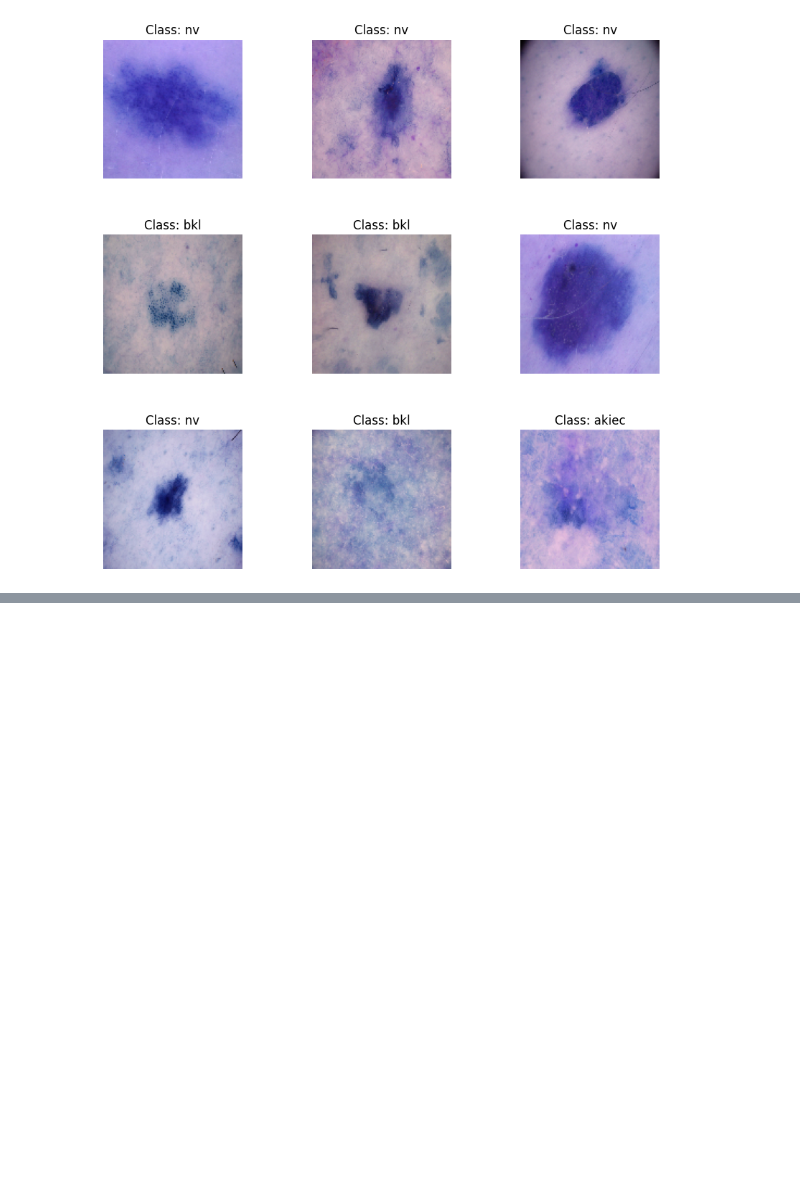
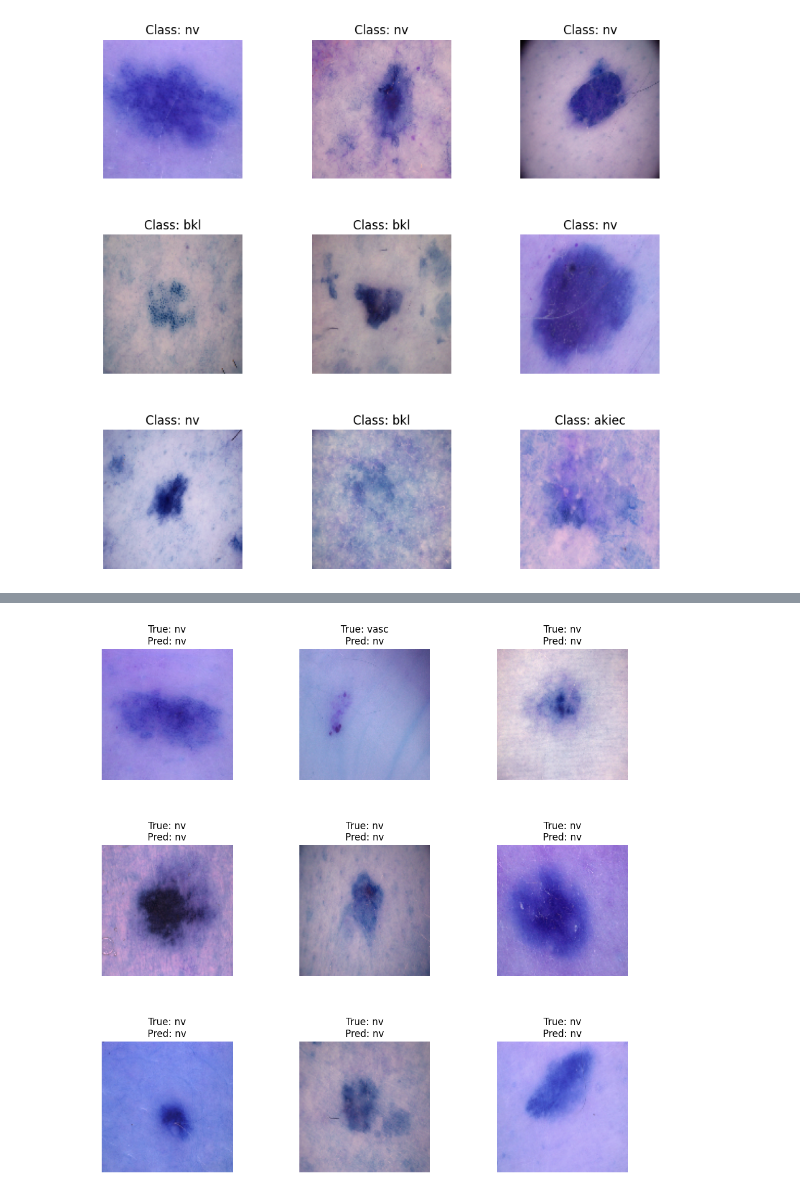
Before and after one commit to vijaygopisankar/project, a Jupyter notebook: project_code.ipynb, the cells around one changed output, grey strips where cells are left out. Saved outputs shown, nothing was run; the diff lists cells and outputs as text; code cells hidden in the pictures; blank space fills up the shorter version.

```diff
--- a/project_code.ipynb
+++ b/project_code.ipynb
@@ -120,0 +279,27 @@ import
+# %%
+import random
+
+# Function to display images with true and predicted labels
+def display_predictions(X, y_true, y_pred, label_encoder, num_images=9):
+    indices = random.sample(range(len(X)), num_images)
+    fig, axes = plt.subplots(3, 3, figsize=(12, 12))
+    axes = axes.ravel()
+
+    for i, idx in enumerate(indices):
+        true_label = label_encoder.inverse_transform([np.argmax(y_true[idx])])[0]
+        pred_label = label_encoder.inverse_transform([np.argmax(y_pred[idx])])[0]
+
+        axes[i].imshow(X[idx])
+        axes[i].set_title(f"True: {true_label}\nPred: {pred_label}")
+        axes[i].axis('off')
+
+    plt.subplots_adjust(wspace=0.5, hspace=0.5)
+    plt.show()
+
+# Predict labels for the test images
+y_pred_prob = model.predict(X_test)
+y_pred_labels = np.argmax(y_pred_prob, axis=1)
+
+# Display test images with true and predicted labels
+display_predictions(X_test, y_test, y_pred_prob, label_encoder)
+# %% [output]
@@ -120,0 +307 @@ import
+[figure, added]
```
Also changed, not shown: parts of 10 cells of this notebook.
